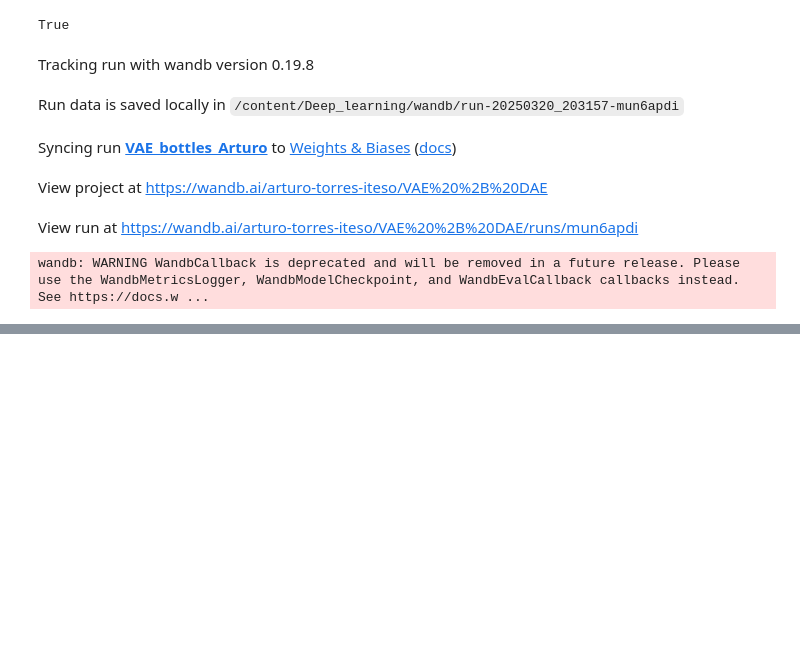
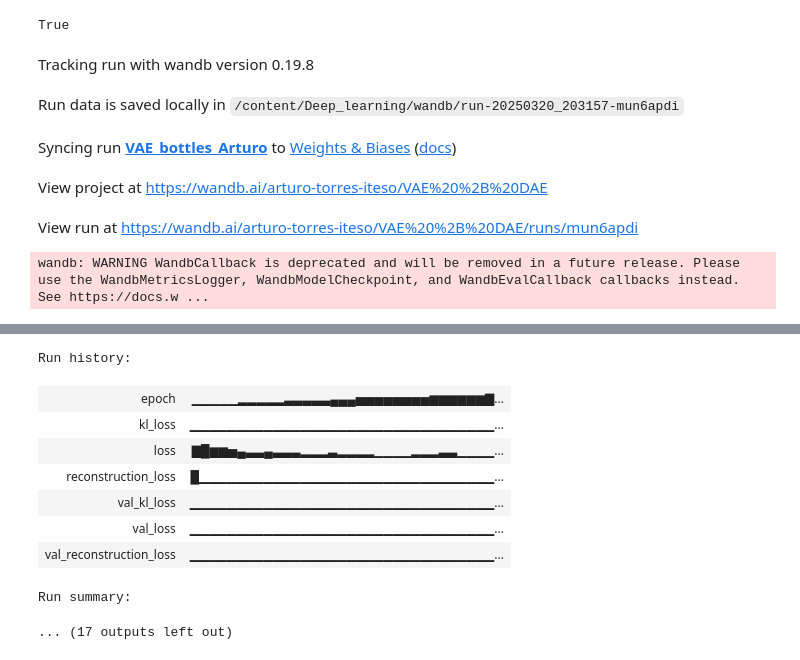
Before and after one commit to arturotowers/Deep_learning, a Jupyter notebook: Proyecto 1 - DAE + VAE/Notebooks/VAE.ipynb, the cells around one changed output, grey strips where cells are left out. Saved outputs shown, nothing was run; the diff lists cells and outputs as text; code cells hidden in the pictures; blank space fills up the shorter version.

```diff
--- a/Proyecto 1 - DAE + VAE/Notebooks/VAE.ipynb
+++ b/Proyecto 1 - DAE + VAE/Notebooks/VAE.ipynb
@@ -243,7 +243,7 @@ tf.keras.backend.clear_session()
 gc.collect()
 
 # --- VAE para Clock ---
-run_clock = wandb.init(project="VAE + DAE", name="VAE_Clock_256_IMG_SIZE", reinit=True) # Changed run name
+run_clock = wandb.init(project="VAE + DAE", name="VAE_Clock_Arturo", reinit=True) # Changed run name
 # run_clock = wandb.init(project="VAE + DAE", name="VAE_Clock", reinit=True)
 
 history_clock = vae_clock.fit(
@@ -273,0 +290,10 @@ Epoch 2/100
+Run history:
+| epoch | ▁▁▁▁▁▂▂▂▂▂▃▃▃▃▃▄▄▄▅▅▅▅▅▅▅▅▆▆▆▆▆▆▇... |
+| kl_loss | ▁▁▁▁▁▁▁▁▁▁▁▁▁▁▁▁▁▁▁▁▁▁▁▁▁▁▁▁▁▁▁▁▁... |
+| loss | ▇█▆▆▅▄▃▃▄▃▃▃▂▂▂▃▂▂▂▂▁▁▁▁▂▂▂▃▃▁▁▁▁... |
+| reconstruction_loss | █▁▁▁▁▁▁▁▁▁▁▁▁▁▁▁▁▁▁▁▁▁▁▁▁▁▁▁▁▁▁▁▁... |
+| val_kl_loss | ▁▁▁▁▁▁▁▁▁▁▁▁▁▁▁▁▁▁▁▁▁▁▁▁▁▁▁▁▁▁▁▁▁... |
+| val_loss | ▁▁▁▁▁▁▁▁▁▁▁▁▁▁▁▁▁▁▁▁▁▁▁▁▁▁▁▁▁▁▁▁▁... |
+| val_reconstruction_loss | ▁▁▁▁▁▁▁▁▁▁▁▁▁▁▁▁▁▁▁▁▁▁▁▁▁▁▁▁▁▁▁▁▁... |
+Run summary:
+... (17 outputs left out)
```
Also changed, not shown: parts of 3 cells of this notebook.
